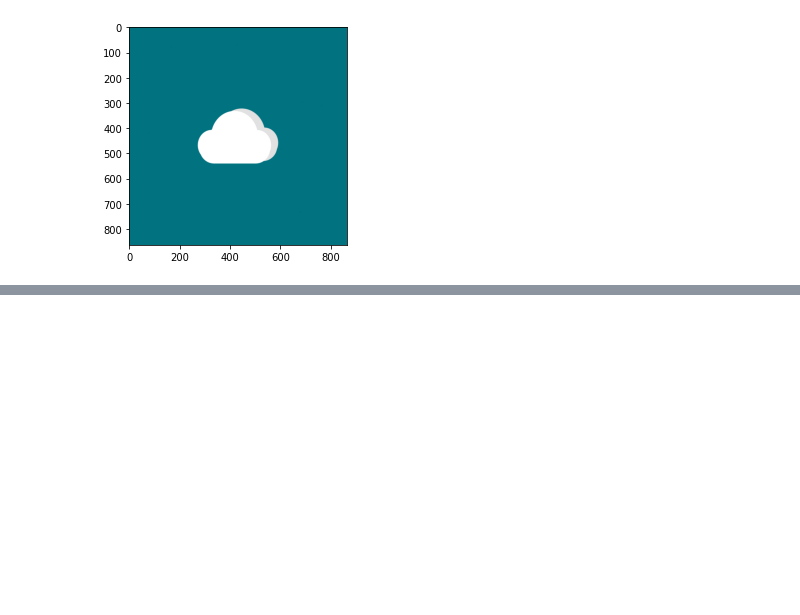
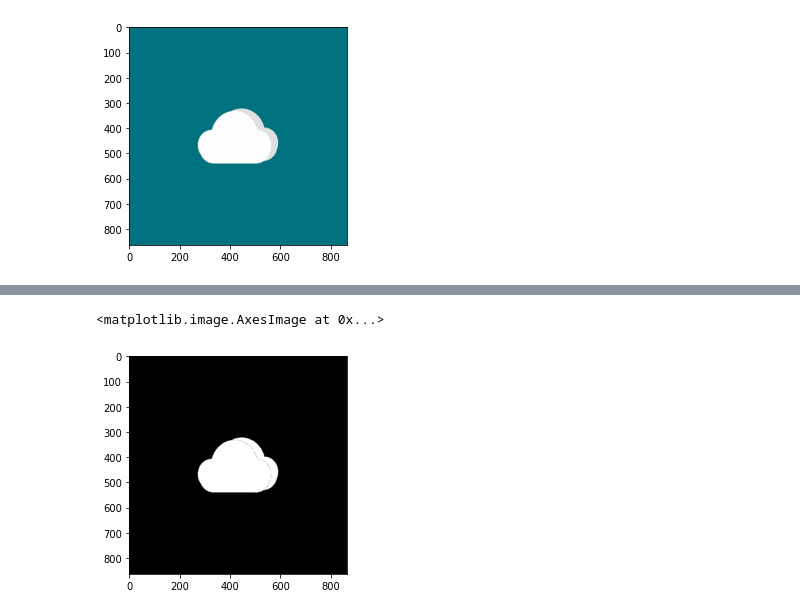
Before and after one commit to bayusamudra5502/Matdis-Steganografi, a Jupyter notebook: src/notebook/notebook.ipynb, the cells around one changed output, grey strips where cells are left out. Drawn from its saved outputs; the diff is of its cells as text; code cells hidden in the pictures; blank space fills up the shorter version.

```diff
--- a/src/notebook/notebook.ipynb
+++ b/src/notebook/notebook.ipynb
@@ -116,0 +160,5 @@ bits
+# %%
+plt.imshow(g,cmap="gray")
+# %% [output]
+<matplotlib.image.AxesImage at 0x...>
+[figure, added]
```
Also changed, not shown: parts of 45 cells of this notebook.
